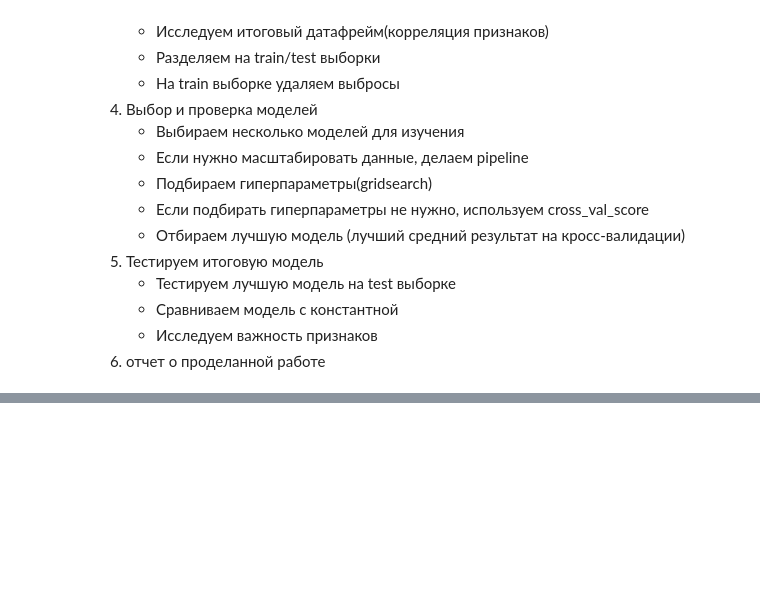
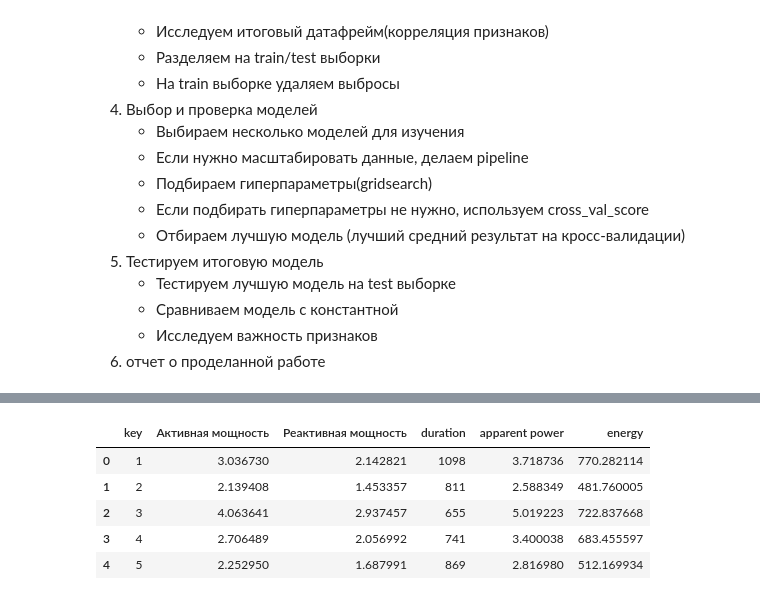
Before and after one commit to alex-blessed/YandexP-projects, a Jupyter notebook: Steel.ipynb, the cells around one changed output, grey strips where cells are left out. Saved outputs shown, nothing was run; the diff lists cells and outputs as text; code cells hidden in the pictures; blank space fills up the shorter version.

```diff
--- a/Steel.ipynb
+++ b/Steel.ipynb
@@ -483,0 +526,10 @@ data_wire_time.sample(5, random_state=RANDOM_STATE)
+# %%
+df_arc = df_arc.groupby('key', sort=False, as_index=False).sum()
+df_arc.head()
+# %% [output]
+|  | key | Активная мощность | Реактивная мощность | duration | apparent power | energy |
+| 0 | 1 | 3.036730 | 2.142821 | 1098 | 3.718736 | 770.282114 |
+| 1 | 2 | 2.139408 | 1.453357 | 811 | 2.588349 | 481.760005 |
+| 2 | 3 | 4.063641 | 2.937457 | 655 | 5.019223 | 722.837668 |
+| 3 | 4 | 2.706489 | 2.056992 | 741 | 3.400038 | 683.455597 |
+| 4 | 5 | 2.252950 | 1.687991 | 869 | 2.816980 | 512.169934 |
```
Also changed, not shown: parts of 9 cells of this notebook.
